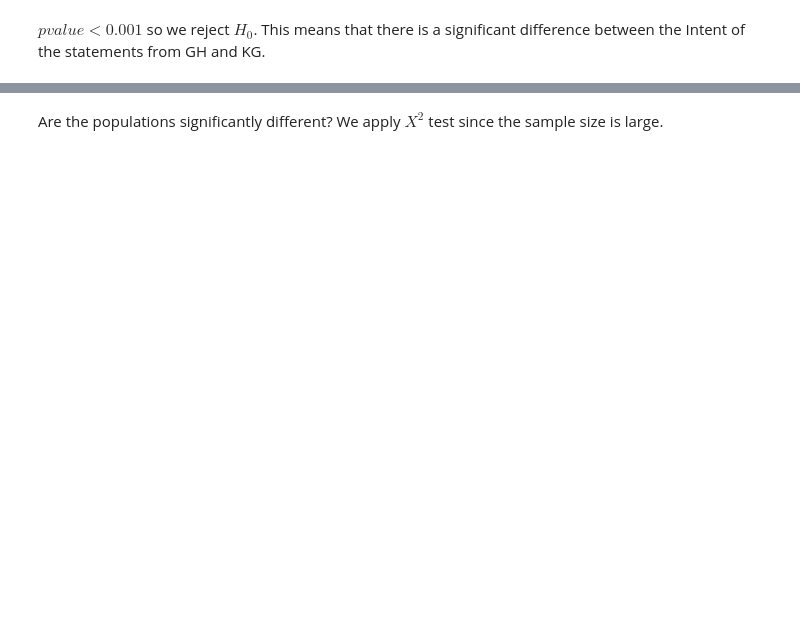
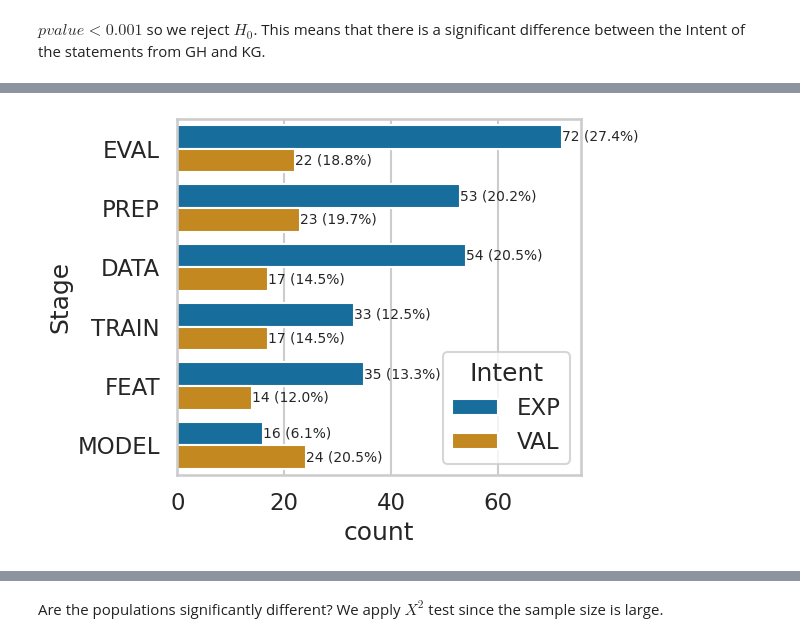
Before and after one commit to arumoy-shome/shome2023notebook, a Jupyter notebook: notebooks/results.ipynb, the cells around one changed output, grey strips where cells are left out. Saved outputs shown, nothing was run; the diff lists cells and outputs as text; code cells hidden in the pictures; blank space fills up the shorter version.

```diff
--- a/notebooks/results.ipynb
+++ b/notebooks/results.ipynb
@@ -91,0 +233,3 @@ $pvalue < 0.001$ so we reject $H_0$. This means that there is a significant diff
+# %%
+gh = d[d["source"] == "GH"]
+kg = d[d["source"] == "KG"]
@@ -91,0 +261,12 @@ $pvalue < 0.001$ so we reject $H_0$. This means that there is a significant diff
+# %%
+ax = sns.countplot(
+    data=gh,
+    y='Stage',
+    order=gh["Stage"].value_counts().index,
+    hue='Intent'
+)
+annot_count_with_percent(ax, orient="h")
+ax.get_figure().tight_layout()
+# ax.get_figure().savefig("report/distribution-stage-intent-gh.pdf")
+# %% [output]
+[figure, added]
```
Also changed, not shown: parts of 47 cells of this notebook.
